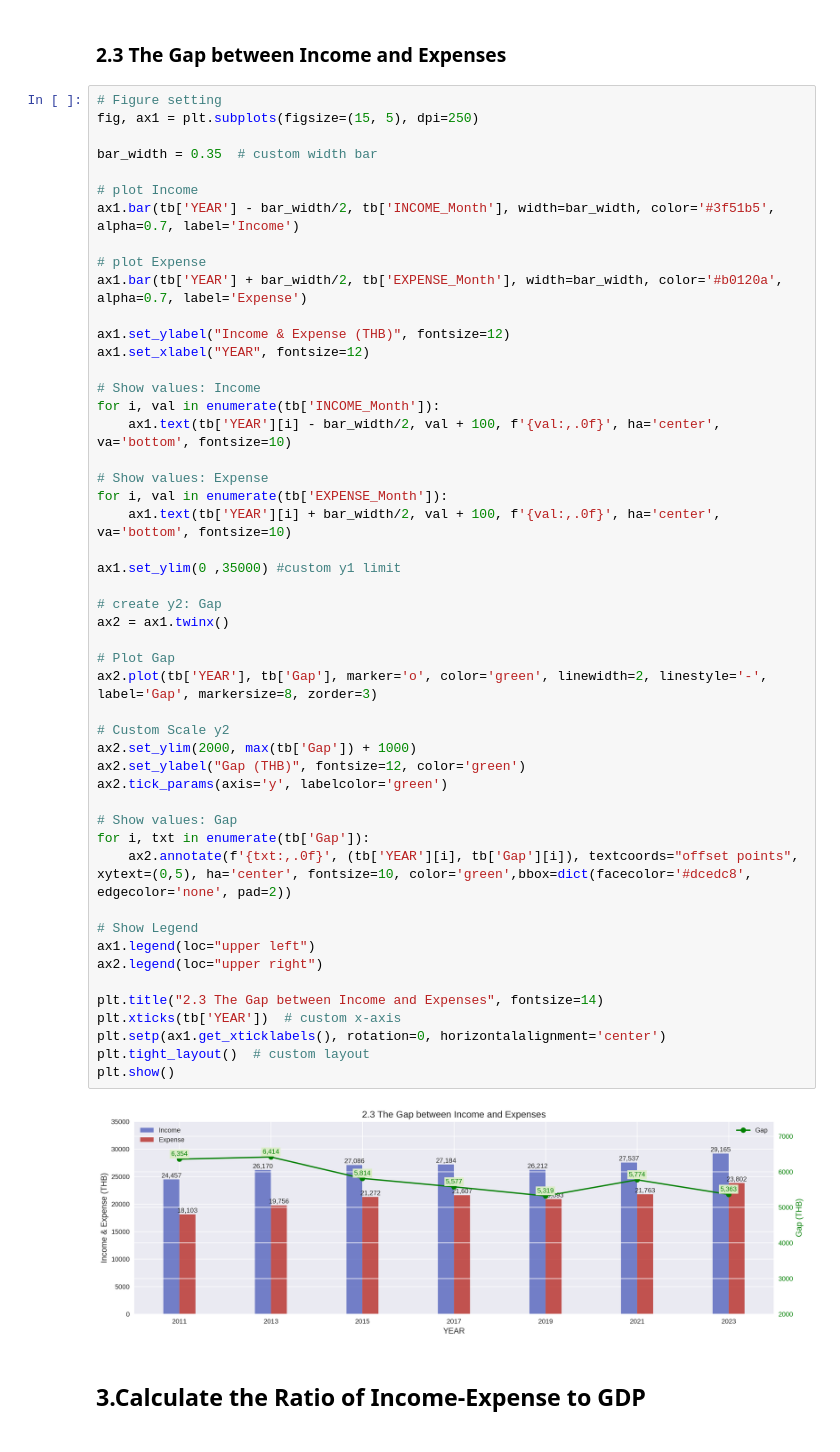
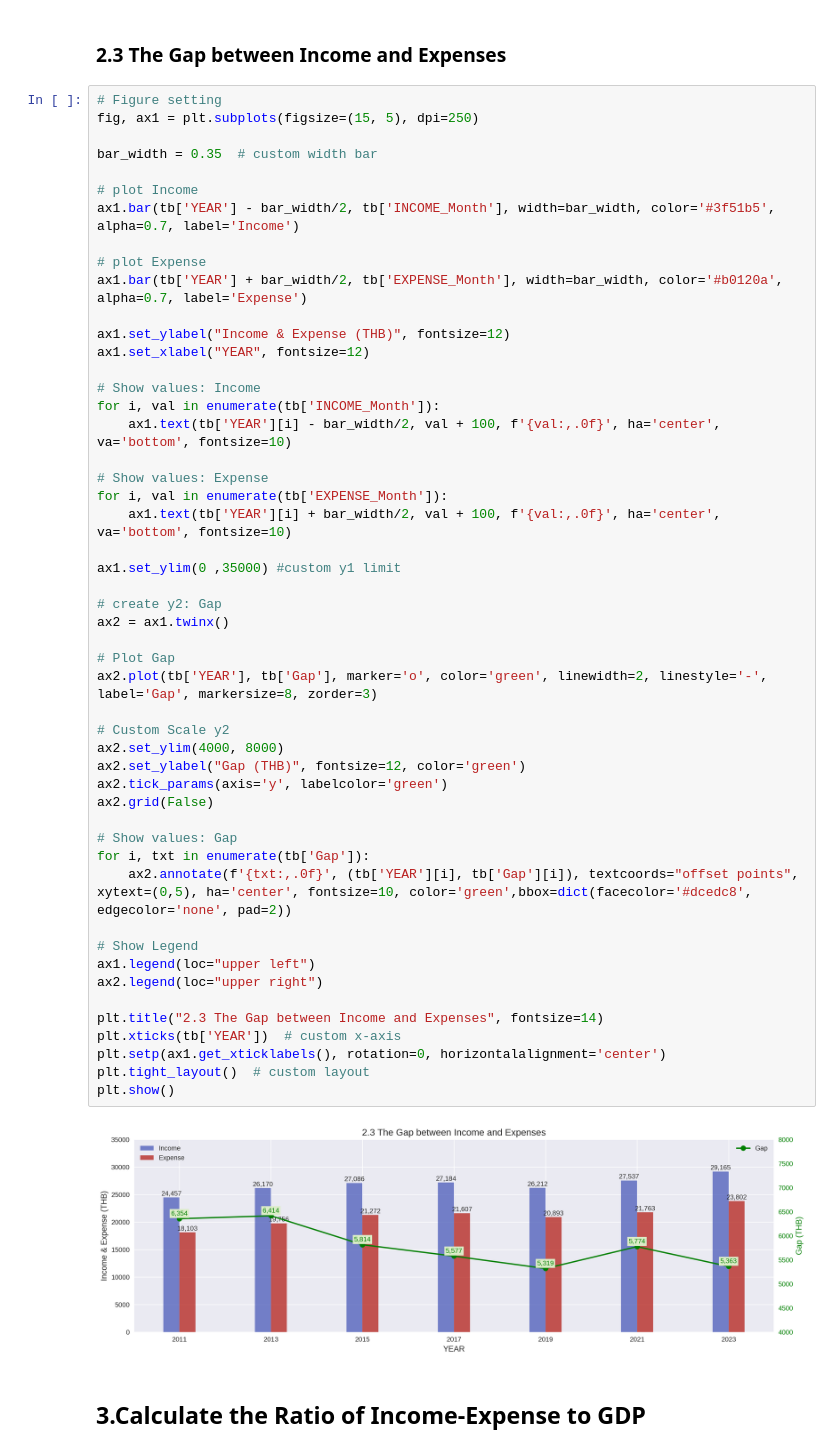
Before and after one commit to JidapaBur/TH_Avg_HouseholdIncome, a Jupyter notebook: TH_Avg_HouseholdIncome.ipynb, the cells around one changed output. Drawn from its saved outputs; the diff is of its cells as text.

```diff
--- a/TH_Avg_HouseholdIncome.ipynb
+++ b/TH_Avg_HouseholdIncome.ipynb
@@ -388,35 +388,36 @@ for i, val in enumerate(tb['INCOME_Month']):
 # Show values: Expense
 for i, val in enumerate(tb['EXPENSE_Month']):
     ax1.text(tb['YEAR'][i] + bar_width/2, val + 100, f'{val:,.0f}', ha='center', va='bottom', fontsize=10)
 
 ax1.set_ylim(0 ,35000) #custom y1 limit
 
 # create y2: Gap
 ax2 = ax1.twinx()
 
 # Plot Gap
 ax2.plot(tb['YEAR'], tb['Gap'], marker='o', color='green', linewidth=2, linestyle='-', label='Gap', markersize=8, zorder=3)
 
 # Custom Scale y2
-ax2.set_ylim(2000, max(tb['Gap']) + 1000)
+ax2.set_ylim(4000, 8000)
 ax2.set_ylabel("Gap (THB)", fontsize=12, color='green')
 ax2.tick_params(axis='y', labelcolor='green')
+ax2.grid(False)
 
 # Show values: Gap
 for i, txt in enumerate(tb['Gap']):
     ax2.annotate(f'{txt:,.0f}', (tb['YEAR'][i], tb['Gap'][i]), textcoords="offset points", xytext=(0,5), ha='center', fontsize=10, color='green',bbox=dict(facecolor='#dcedc8', edgecolor='none', pad=2))
 
 # Show Legend
 ax1.legend(loc="upper left")
 ax2.legend(loc="upper right")
 
 plt.title("2.3 The Gap between Income and Expenses", fontsize=14)
 plt.xticks(tb['YEAR'])  # custom x-axis
 plt.setp(ax1.get_xticklabels(), rotation=0, horizontalalignment='center')
 plt.tight_layout()  # custom layout
 plt.show()
 # %% [output]
-[figure, old version]
+[figure, new version]
 # %% [markdown]
 ## 3.Calculate the Ratio of Income-Expense to GDP
 # %% [markdown]
```
Also changed, not shown: parts of 1 cell of this notebook.
